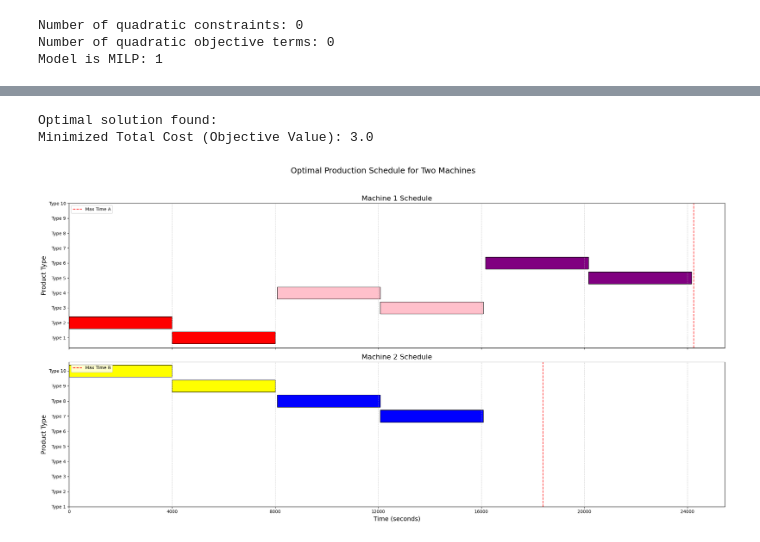
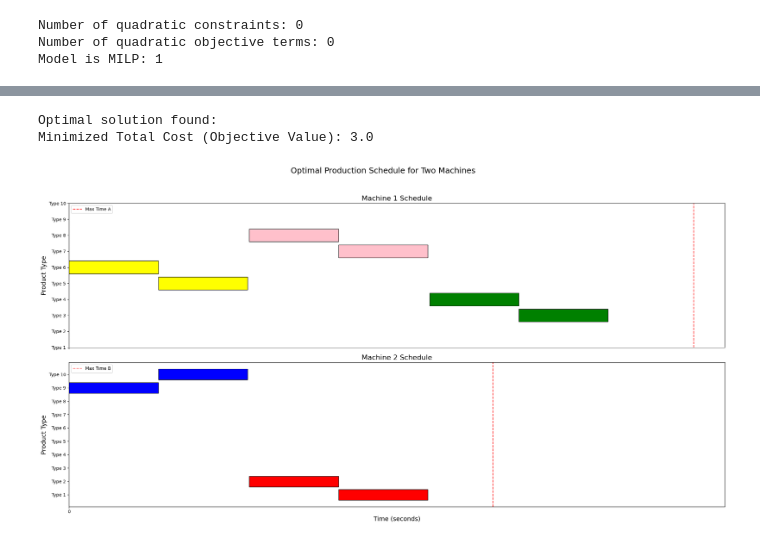
Before and after one commit to emrekuruu/Production_Planning, a Jupyter notebook: demo.ipynb, the cells around one changed output, grey strips where cells are left out. Cells and saved outputs as stored; diff of their text form; code cells hidden in the pictures.

Commit message:
feat: use actual unit/cleaning time in constarints

```diff
--- a/demo.ipynb
+++ b/demo.ipynb
@@ -46,8 +46,11 @@ for i in range(1, num_parts + 1, group_length):
     for j in range(group_length):
         parts_colors[i + j] = color
 
-max_time_machine_A = (num_parts * max(demand.values())) / 2 + 53
-max_time_machine_B =(num_parts * max(demand.values())) / 2 - 20
+max_time_machine_A = 28000
+max_time_machine_B = 19000
+
+unit_production_time = 80
+cleaning_time = 80
 # %%
 demand[num_parts + 1] = 0
 demand[num_parts + 2] = 0
@@ -137,21 +140,21 @@ for p in range(1, num_parts + 3):
         if p != p_prime:
             for m in machines:
                 model.addConstr(
-                    start_times[p, m] <= (start_times[p_prime, m] - demand[p]) + (big_M * (1 - predecessor[p,p_prime, m])),
+                    start_times[p, m] <= (start_times[p_prime, m] - (demand[p] * unit_production_time)) + (big_M * (1 - predecessor[p,p_prime, m])),
                     name=f"No_Overlap_Same_Machine_{p}_{p_prime}_Machine_{m}"
                 )
 
 # Ensure no end time goes past max_time_machine_A for all parts on machine A
 for p in range(1, num_parts + 1):
     model.addConstr(
-        start_times[p, 1] + demand[p] <= max_time_machine_A + big_M * (1 - quicksum(predecessor[q, p, 1] for q in range(1, num_parts + 3))),
+        start_times[p, 1] + (demand[p] * unit_production_time) <= max_time_machine_A + big_M * (1 - quicksum(predecessor[q, p, 1] for q in range(1, num_parts + 3))),
         name=f"Max_Time_Machine_A_{p}"
     )
 
 # Ensure no end time goes past max_time_machine_B for all parts on machine B
 for p in range(1, num_parts + 1):
     model.addConstr(
-        start_times[p, 2] + demand[p] <= max_time_machine_B + big_M * (1 - quicksum(predecessor[q, p, 2] for q in range(1, num_parts + 3))),
+        start_times[p, 2] + (demand[p] * unit_production_time) <= max_time_machine_B + big_M * (1 - quicksum(predecessor[q, p, 2] for q in range(1, num_parts + 3))),
         name=f"Max_Time_Machine_B_{p}"
     )
 
@@ -162,7 +165,7 @@ for p in range(1, num_parts + 1):
             if parts_colors[p] != parts_colors[q]:
                 for m in machines:
                     model.addConstr(
-                        start_times[p,m] + demand[p] + 1 <= start_times[q,m] + big_M * (1 - predecessor[p, q, m]),
+                        start_times[p,m] + (demand[p] * unit_production_time) + cleaning_time <= start_times[q,m] + big_M * (1 - predecessor[p, q, m]),
                         name=f"Cleaning_Time_{p}_{q}_Machine_{m}"
                     )
 # %%
@@ -270,7 +273,7 @@ if model.status == GRB.OPTIMAL:
     start_times_values = {(p, m): start_times[p, m].X for p in range(1, num_parts + 1) for m in machines}
 
     end_times_values = {
-        (p, m): (start_times[p, m].X + demand[p]) if sum(predecessor[q, p, m].X for q in range(1, num_parts + 3)) == 1 else 0
+        (p, m): (start_times[p, m].X + demand[p] * unit_production_time) if sum(predecessor[q, p, m].X for q in range(1, num_parts + 3)) == 1 else 0
         for p in range(1, num_parts + 1)
         for m in machines
     }
@@ -297,10 +300,9 @@ if model.status == GRB.OPTIMAL:
         'Pink': 'pink',
     }
 
-
     # Set maximum times scaled for plotting
-    max_time_A = max_time_machine_A * 80
-    max_time_B = max_time_machine_B * 80
+    max_time_A = max_time_machine_A
+    max_time_B = max_time_machine_B
 
     # Iterate through each machine and process parts in a sorted order
     for m in machines:
@@ -316,8 +318,8 @@ if model.status == GRB.OPTIMAL:
 
         for p in sorted_parts:
             part_color = color_map[parts_colors[p]]
-            start = start_times_values[(p,m)] * 80
-            end = end_times_values[(p,m)] * 80
+            start = start_times_values[(p,m)]
+            end = end_times_values[(p,m)]
             shifted_start = start + cumulative_shift
             shifted_end = end + cumulative_shift
 
@@ -347,32 +349,32 @@ if model.status == GRB.OPTIMAL:
             ax.barh(p, shifted_end - shifted_start, left=shifted_start, color=part_color, edgecolor='black')
 
         if m == 1:
             ax.axvline(x=max_time_A, color='red', linestyle='--', alpha=0.8, linewidth=1.5, label="Max Time A")
             ax.legend(loc='upper left')
         elif m == 2:
             ax.axvline(x=max_time_B, color='red', linestyle='--', alpha=0.8, linewidth=1.5, label="Max Time B")
             ax.legend(loc='upper left')
 
         # Customize each subplot
         ax.set_title(f"Machine {m} Schedule", fontsize=16)
         ax.set_ylabel("Product Type", fontsize=14)
         ax.set_yticks(range(1, num_parts + 1))
         ax.set_yticklabels([f'Type {i}' for i in range(1, num_parts + 1)])
         ax.grid(axis='x', linestyle='--', alpha=0.7)
 
 
     # Set common labels
     plt.xlabel("Time (seconds)", fontsize=14)
-    plt.xticks(np.arange(0, (max(end_times_values.values()) + 1) * 80, 80 * max(demand.values())))  # Adjust x-tick intervals for seconds
+    plt.xticks(np.arange(0, 4000, 4000))  # Adjust x-tick intervals for seconds
 
     fig.suptitle("Optimal Production Schedule for Two Machines", fontsize=18)
     plt.tight_layout(rect=[0, 0.03, 1, 0.95])  # Adjust layout for title space
 
     # Save the plot as an image file
     plt.savefig("optimal_production_schedule.png")
 else:
     print("No optimal solution found.")
 # %% [output]
 Optimal solution found:
 Minimized Total Cost (Objective Value): 3.0
-[figure, old version]
+[figure, new version]
```
Also changed, not shown: parts of 5 cells of this notebook, 2 other files.
